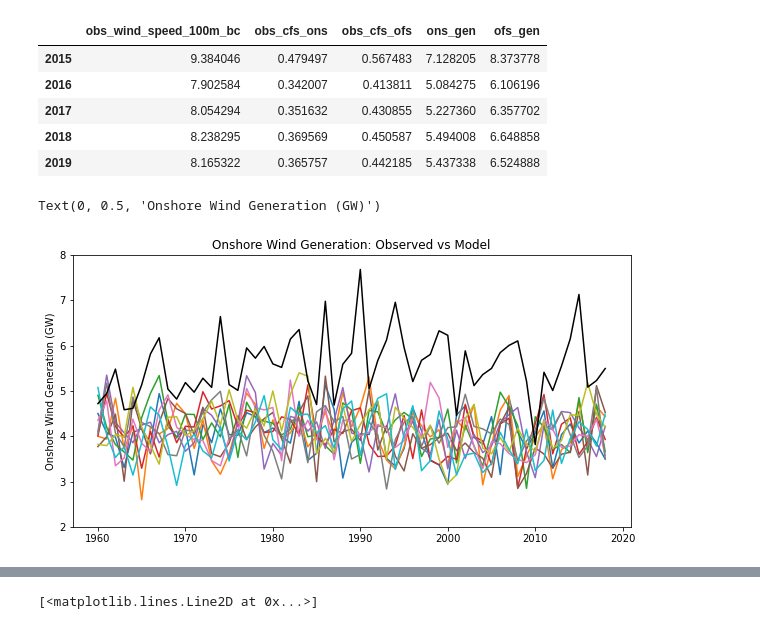
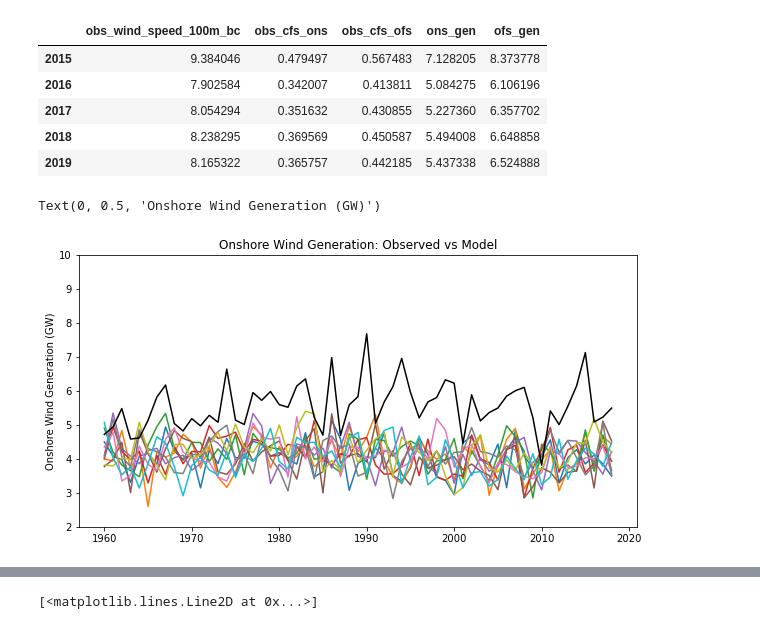
Before and after one commit to benhutchmet/unseen_multi_year, a Jupyter notebook: compare_model_obs_wind.ipynb, the cells around one changed output, grey strips where cells are left out. Cells and saved outputs as stored; diff of their text form; code cells hidden in the pictures.

Commit message:
continuing demand net wind testing

```diff
--- a/compare_model_obs_wind.ipynb
+++ b/compare_model_obs_wind.ipynb
@@ -144,8 +150,12 @@ model_wind_df.head()
 | 4 | 1960 | 1 | 5 | 0.685891 | 0.802065 |
 # %%
 # compute the onshore wind power and offshore wind power
-model_wind_df["ons_gen"] = model_wind_df["United_Kingdom_wind_power_cfs_ons"] * installed_ons_2023
-model_wind_df["ofs_gen"] = model_wind_df["United_Kingdom_wind_power_cfs_ofs"] * installed_ofs_2023
+model_wind_df["ons_gen"] = (
+    model_wind_df["United_Kingdom_wind_power_cfs_ons"] * installed_ons_2023
+)
+model_wind_df["ofs_gen"] = (
+    model_wind_df["United_Kingdom_wind_power_cfs_ofs"] * installed_ofs_2023
+)
 
 obs_wind_df["ons_gen"] = obs_wind_df["obs_cfs_ons"] * installed_ons_2023
 obs_wind_df["ofs_gen"] = obs_wind_df["obs_cfs_ofs"] * installed_ofs_2023
@@ -190,7 +209,11 @@ for init in model_wind_df["init"].unique():
         model_wind_member = model_wind_init.loc[model_wind_init["member"] == member]
 
         # Take the mean over leads 1-150
-        model_wind_member_mean = model_wind_member[model_wind_member["lead"].isin(range(1, 151))].groupby(["init", "member"]).mean()
+        model_wind_member_mean = (
+            model_wind_member[model_wind_member["lead"].isin(range(1, 151))]
+            .groupby(["init", "member"])
+            .mean()
+        )
 
         # add the mean to the model_demand_NDJFM dataframe
         model_wind_df_NDJFM = pd.concat([model_wind_df_NDJFM, model_wind_member_mean])
@@ -262,33 +285,35 @@ index = obs_wind_df_NDJFM["ons_gen"][:-1].index
 
 # loop over the unique members
 for member in model_wind_df_NDJFM["member"].unique():
     # plot the model data
-    model_wind_df_NDJFM_member = model_wind_df_NDJFM.loc[model_wind_df_NDJFM["member"] == member]
+    model_wind_df_NDJFM_member = model_wind_df_NDJFM.loc[
+        model_wind_df_NDJFM["member"] == member
+    ]
 
     # extract the values
     values = model_wind_df_NDJFM_member["ons_gen"].values
 
     # # print the min index of the model data
     # print(model_wind_df_NDJFM_member.index.min())
     # print(model_wind_df_NDJFM_member.index.max())
 
     # plot the model data
     plt.plot(index, values, label=f"Model Member {member}")
 
 # extract the observed values
 obs_values = obs_wind_df_NDJFM["ons_gen"][:-1].values
 
 # plot the observed data
 plt.plot(index, obs_values, label="Observed", color="black")
 
 # set constant ylims
-ax.set_ylim(2, 8)
+ax.set_ylim(2, 10)
 
 # set the title
 plt.title("Onshore Wind Generation: Observed vs Model")
 
 # set the ylabel
 plt.ylabel("Onshore Wind Generation (GW)")
 # %% [output]
 Text(0, 0.5, 'Onshore Wind Generation (GW)')
-[figure, old version]
+[figure, new version]
```
Also changed, not shown: parts of 51 cells of this notebook, 3 other files.
